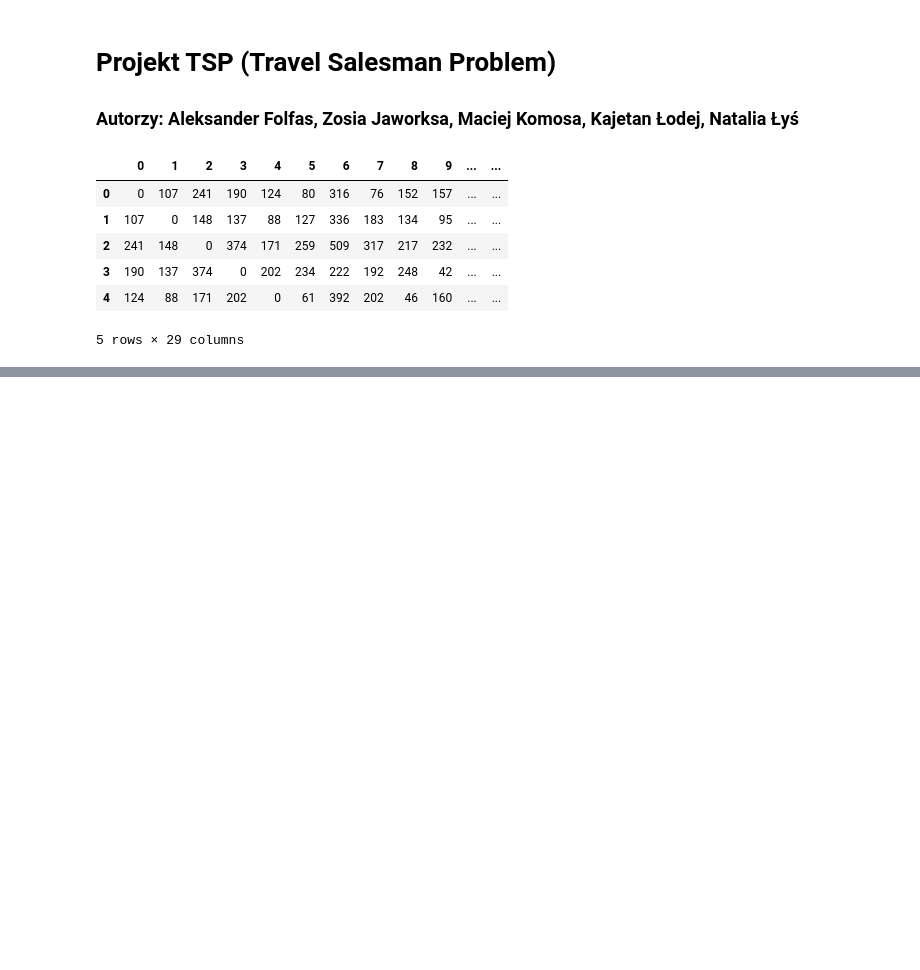
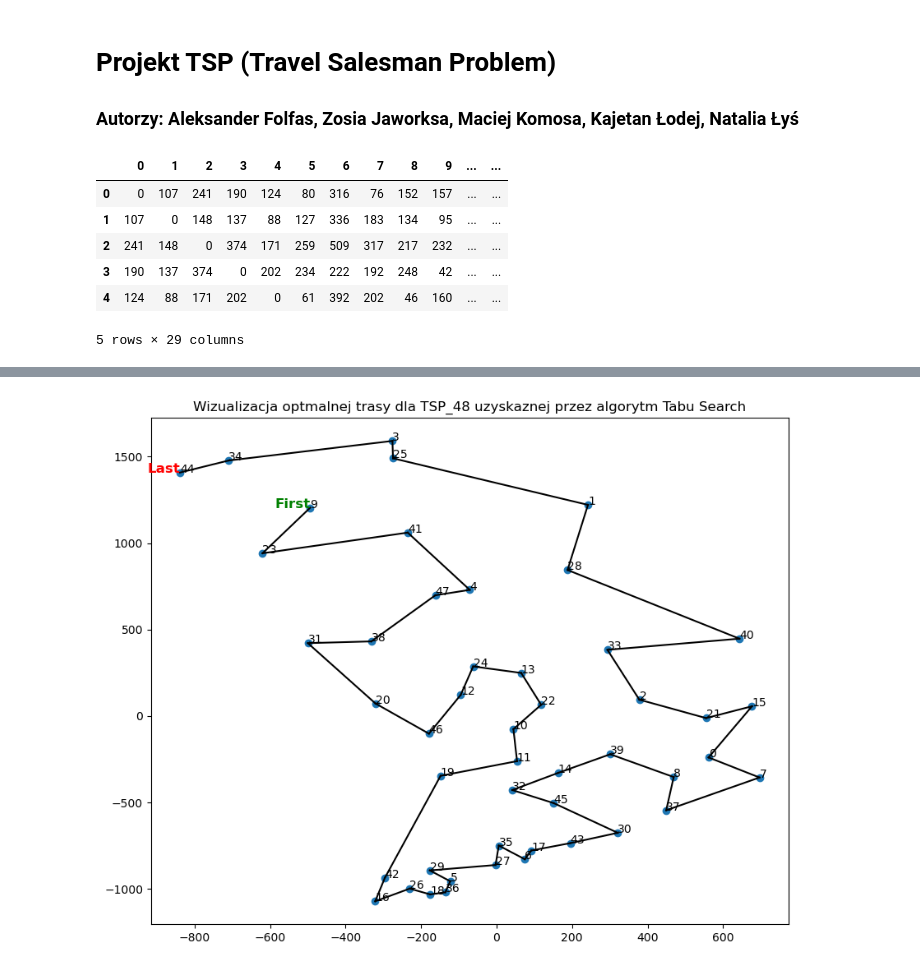
Before and after one commit to Alex4ndro5/ProjektTSP, a Jupyter notebook: Projekt_TSP.ipynb, the cells around one changed output, grey strips where cells are left out. Drawn from its saved outputs; the diff is of its cells as text; code cells hidden in the pictures; blank space fills up the shorter version.

```diff
--- a/Projekt_TSP.ipynb
+++ b/Projekt_TSP.ipynb
@@ -56,0 +41,29 @@ def create_initial_route(distance_matrix):
+# %%
+# Wizualizacja trasyt dla najlepszego rozwiazania TSP_48
+route = [9, 23, 41, 4, 47, 38, 31, 20, 46, 12, 24, 13, 22, 10, 11, 19, 42, 16, 26, 18, 36, 5, 29, 27, 35, 6, 17, 43, 30, 45, 32, 14, 39, 8, 37, 7, 0, 15, 21, 2, 33, 40, 28, 1, 25, 3, 34, 44] # Trasa
+
+# MDS - Multidimensional Scaling
+mds = MDS(n_components=2, dissimilarity='precomputed', random_state=42,normalized_stress='auto')
+coordinates = mds.fit_transform(TSP_48)
+
+# Wykres
+plt.figure(figsize=(10, 8))
+plt.scatter(coordinates[:, 0], coordinates[:, 1])
+
+# Dodanie numerów miast
+for i, txt in enumerate(range(len(coordinates))):
+    plt.annotate(txt, (coordinates[i, 0], coordinates[i, 1]))
+
+# Narysowanie trasy
+for i in range(len(route) - 1):
+    plt.plot([coordinates[route[i], 0], coordinates[route[i + 1], 0]],
+             [coordinates[route[i], 1], coordinates[route[i + 1], 1]], 'k-')
+
+# Podpisanie pierwszego i ostatniego miasta (po odwiedzeniu ostatniego miasta nastepuje powrót do pierwszego )
+plt.text(coordinates[route[0], 0], coordinates[route[0], 1], 'First', fontsize=12, ha='right', color='green', weight='bold')
+plt.text(coordinates[route[-1], 0], coordinates[route[-1], 1], 'Last', fontsize=12, ha='right', color='red', weight='bold')
+
+plt.title('Wizualizacja optmalnej trasy dla TSP_48 uzyskaznej przez algorytm Tabu Search')
+plt.show()
+# %% [output]
+[figure, added]
```
Also changed, not shown: parts of 8 cells of this notebook.
